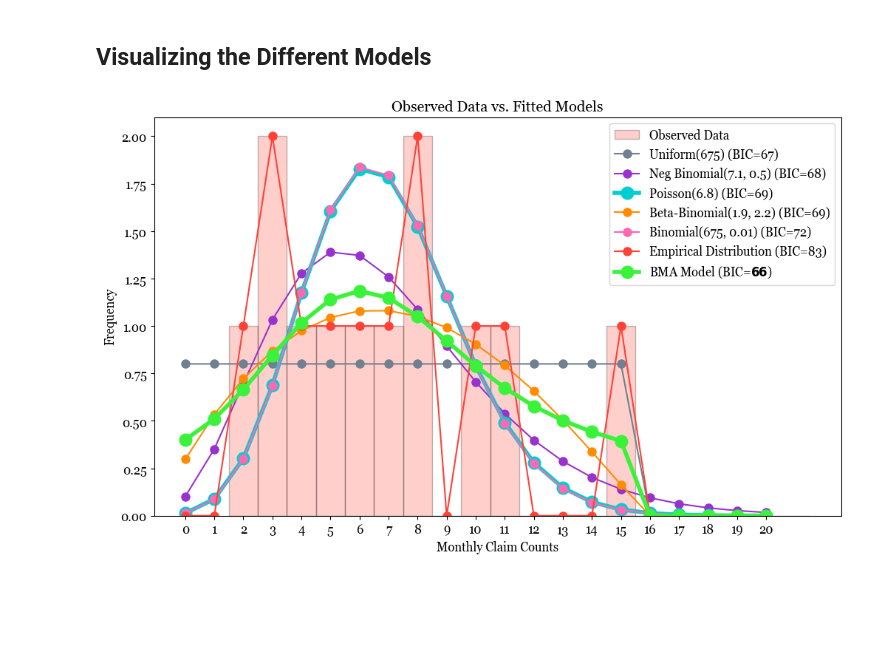
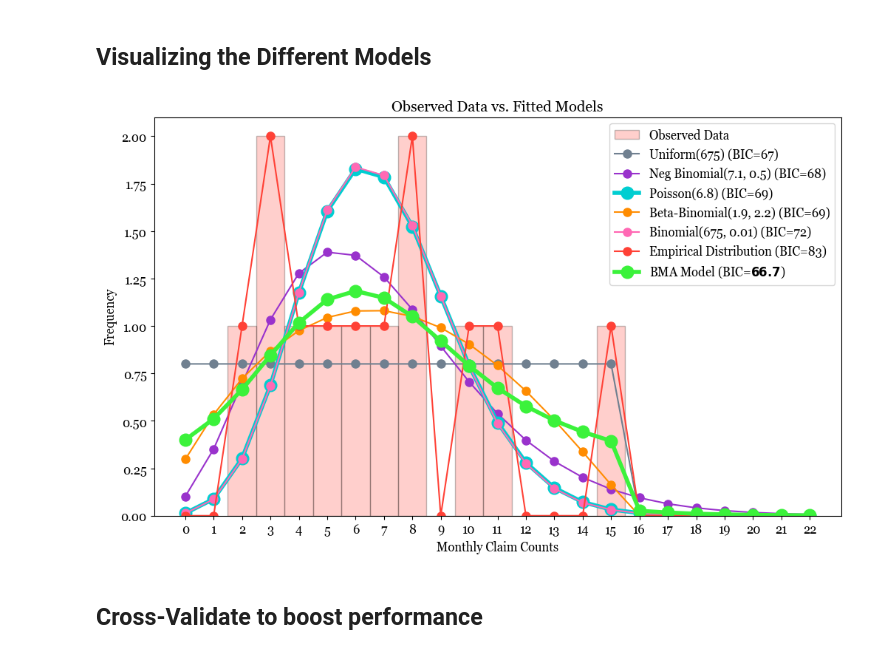
Before and after one commit to AlexFiliakov/bayesian-case-study, a Jupyter notebook: bayesian_case_study.ipynb, the cells around one changed output. Cells and saved outputs as stored; diff of their text form; code cells hidden in the pictures; blank space fills up the shorter version.

```diff
--- a/bayesian_case_study.ipynb
+++ b/bayesian_case_study.ipynb
@@ -145,9 +150,9 @@ def fit_binom(y):
     # Calculate BIC
     bic_binom = k * np.log(n) - 2 * log_likelihood_binom
 
-    return log_likelihood_binom, n_fitted_binom, p_fitted_binom, bic_binom, n_grid, p_grid, log_likelihood_grid
+    return log_likelihood_binom, n_fitted_binom, p_fitted_binom, bic_binom, n_grid, p_grid, log_likelihood_grid, neg_log_likelihood_binom
 
-log_likelihood_binom, n_fitted_binom, p_fitted_binom, bic_binom, n_grid_binom, p_grid_binom, log_likelihood_grid_binom = fit_binom(y)
+log_likelihood_binom, n_fitted_binom, p_fitted_binom, bic_binom, n_grid_binom, p_grid_binom, log_likelihood_grid_binom, _ = fit_binom(y)
 
 print(f"Fitted n (number of trials): {n_fitted_binom}")
 print(f"Fitted p (probability): {round(p_fitted_binom, 3)}")
@@ -234,9 +239,9 @@ def fit_nb(y):
     # Calculate BIC
     bic_nb = k * np.log(n) + 2 * log_likelihood_nb
 
-    return log_likelihood_nb, r_nb_fitted, p_nb_fitted, bic_nb, r_range, p_range, log_likelihood_matrix
+    return log_likelihood_nb, r_nb_fitted, p_nb_fitted, bic_nb, r_range, p_range, log_likelihood_matrix, neg_log_likelihood_nb
 
-log_likelihood_nb, r_nb_fitted, p_nb_fitted, bic_nb, r_range_nb, p_range_nb, log_likelihood_matrix_nb = fit_nb(y)
+log_likelihood_nb, r_nb_fitted, p_nb_fitted, bic_nb, r_range_nb, p_range_nb, log_likelihood_matrix_nb, _ = fit_nb(y)
 
 # Print the fitted parameters
 print(f"Fitted r (number of claims until stop): {round(r_nb_fitted,1)}")
@@ -296,9 +301,9 @@ def fit_beta_binom(y):
     # Calculate BIC
     bic_bb = k * np.log(n) - 2 * log_likelihood_bb
 
-    return log_likelihood_bb, alpha_bb_fitted, beta_bb_fitted, bic_bb, beta_binomial_pmf
+    return log_likelihood_bb, alpha_bb_fitted, beta_bb_fitted, bic_bb, beta_binomial_pmf, neg_log_likelihood_bb
 
-log_likelihood_bb, alpha_bb_fitted, beta_bb_fitted, bic_bb, beta_binomial_pmf = fit_beta_binom(y)
+log_likelihood_bb, alpha_bb_fitted, beta_bb_fitted, bic_bb, beta_binomial_pmf, _ = fit_beta_binom(y)
 
 print(f"Fitted α (expected number of successes): {round(alpha_bb_fitted,1)}")
 print(f"Fitted β (expected number of failures): {round(beta_bb_fitted,1)}")
@@ -325,8 +330,12 @@ def fit_empirical(y):
     def predictive_distribution(value):
         return probabilities.get(value, 0)
 
+    # Define the negative log-likelihood function for the Empirical distribution
+    def neg_log_likelihood_emp(data):
+        return -np.sum([np.log(predictive_distribution(val)) for val in data])
+
     # Calculate the log-likelihood of the observed data
-    log_likelihood = np.sum([np.log(predictive_distribution(val)) for val in y])
+    log_likelihood = -neg_log_likelihood_emp(y)
 
     # Number of parameters (k) and number of data points (n)
     k = len(y)
@@ -335,9 +344,9 @@ def fit_empirical(y):
     # Calculate BIC
     bic_emp = k * np.log(n) - 2 * log_likelihood
 
-    return log_likelihood, probabilities, bic_emp, predictive_distribution
+    return log_likelihood, probabilities, bic_emp, predictive_distribution, neg_log_likelihood_emp
 
-log_likelihood_emp, emp_probabilities, bic_emp, predictive_distribution = fit_empirical(y)
+log_likelihood_emp, emp_probabilities, bic_emp, predictive_distribution, _ = fit_empirical(y)
 
 print("BIC for the Empirical distribution:",  int(bic_emp))
 # %% [output]
@@ -439,7 +448,8 @@ plt.rcParams['font.size'] = 12
 plt.figure(figsize=(12, 7))
 plt.hist(y, bins=np.arange(min(y)-0.5, 21 + 1.5), alpha=0.25, color='#FF4136', edgecolor='black', label='Observed Data')
 
-x = np.arange(0, 21)
+# Define data range
+x = np.arange(0, int(max(y) * 1.5 + 1))
 
 # Calculate the expected Uniform probabilities
 uniform_pmf_values = uniform_pmf(x, n_fitted_uniform)
@@ -458,34 +468,36 @@ plt.plot(x, nbinom_pmf, 'o-', label=f'Neg Binomial({round(r_nb_fitted,1)}, {roun
 poisson_pmf = poisson.pmf(x, mean_y) * len(y)
 plt.plot(x, poisson_pmf, 'o-', label=f'Poisson({round(mean_y,1)}) (BIC={int(bic_poi)})', color='#00CED1', markersize=12, linewidth=4)
 
 # Calculate the expected Beta-Binomial probabilities
 beta_binom_pmf = beta_binomial_pmf(x, max(y), alpha_bb_fitted, beta_bb_fitted) * len(y)
 
 # Overlay the fitted Beta-Binomial distribution
 plt.plot(x, beta_binom_pmf, 'o-', label=f'Beta-Binomial({round(alpha_bb_fitted,1)}, {round(beta_bb_fitted,1)}) (BIC={int(bic_bb)})', color='#FF8C00', markersize=8)
 
 # Calculate the expected Binomial probabilities
 binom_pmf = binom.pmf(x, n_fitted_binom, p_fitted_binom) * len(y)
 
 # Overlay the fitted Binomial distribution
 plt.plot(x, binom_pmf, 'o-', label=f'Binomial({n_fitted_binom}, {round(p_fitted_binom, 3)}) (BIC={int(bic_binom)})', color='#FF69B4', markersize=8)
 
 # Calculate the empirical probabilities
 empirical_pmf = np.array([emp_probabilities.get(val, 0) for val in x]) * len(y)
 
 # Overlay the empirical distribution
 plt.plot(x, empirical_pmf, 'o-', label=f'Empirical Distribution (BIC={int(bic_emp)})', color='#FF4136', markersize=8)
 
-# Overlay the weighted average model (unhighlighted color is #32CD32)
-plt.plot(x, np.pad(average_pmf, (0, 5), 'constant') * len(y), 'o-', label=f'BMA Model (BIC=$\\mathbf{{{int(bic_averaged_model)}}}$)', color='#3BF23B', markersize=12, linewidth=4)
+# Overlay the weighted average model
+plt.plot(x, average_pmf * len(y), 'o-', label=f'BMA Model (BIC=$\\mathbf{{{round(bic_averaged_model, 1)}}}$)', color='#3BF23B', markersize=12, linewidth=4)
 
 # Set x-axis labels for every element
-plt.xticks(np.arange(0, 21))
+plt.xticks(x)
 
 plt.title('Observed Data vs. Fitted Models')
 plt.xlabel('Monthly Claim Counts')
 plt.ylabel('Frequency')
 plt.legend()
 plt.show()
 # %% [output]
-[figure, old version]
+[figure, new version]
+# %% [markdown]
+## Cross-Validate to boost performance
```
Also changed, not shown: parts of 9 cells of this notebook, 3 other files.
